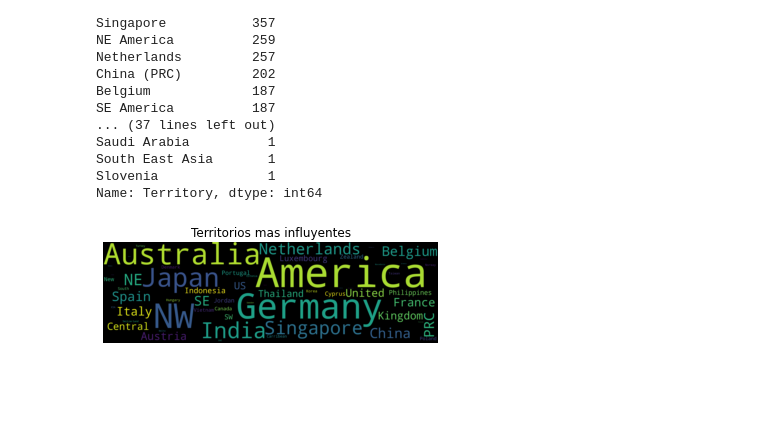
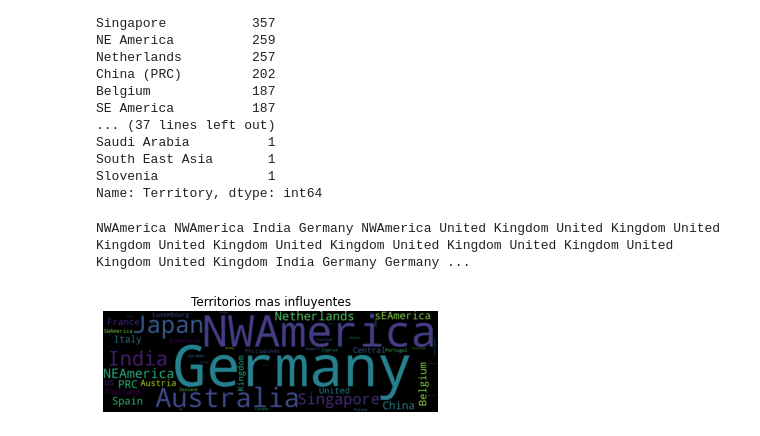
Before and after one commit to fede-alt/datos_2c2020_tp1, a Jupyter notebook: Pruebas/Pruebas_Art.ipynb, the cells around one changed output. Cells and saved outputs as stored; diff of their text form; code cells hidden in the pictures; blank space fills up the shorter version.

```diff
--- a/Pruebas/Pruebas_Art.ipynb
+++ b/Pruebas/Pruebas_Art.ipynb
@@ -242,20 +242,39 @@ South East Asia       1
 Slovenia              1
 Name: Territory, dtype: int64
 # %%
-closes_won = df.loc[(df['Stage'] == 'Closed Won')]
-closes_won = closes_won['Territory'].replace(to_replace='None', value=np.nan).dropna()
+closes_won = df.loc[(df['Stage'] == 'Closed Won'),'Territory']
+
+new = closes_won.replace(to_replace='None', value=np.nan).dropna()
+new.replace("NW America","NWAmerica",inplace=True)
+new.replace("NE America", "NEAmerica",inplace=True)
+new.replace("SW America", "SWAmerica",inplace=True)
+new.replace("SE America", "sEAmerica",inplace=True)
+#print(new)
+#closes_won = closes_won['Territory'].replace(to_replace='None', value=np.nan).dropna()
+
+#new = closes_won.replace("NW America", "NWAmerica")
+#display(new)
+#new2 = new.replace("NE America", "NEAmerica")
+#display(new2)
+#closes_won['Territory'].replace("NE America", "NEAmerica",inplace=True)
+#closes_won['Territory'].replace("SW America", "SWAmerica",inplace=True)
+#closes_won['Territory'].replace("SE America", "SEAmerica",inplace=True)
+#new = closes_won['Territory']
+#print(new)
 #closes_won.head(10)
 #closes_won = closes_won.apply(lambda x: x.lower())
 #closes_won = closes_won.value_counts()
 #closes_won = closes_won[closes_won >= 300]
 
-text = ' '.join(closes_won)
-#print(text)
+text = ' '.join(new)
+print(text)
+
 wordcloud2 = WordCloud(width=3000, height=900, margin=0,collocations=False).generate(text)
 plt.imshow(wordcloud2, interpolation='bilinear')
 plt.axis("off")
 plt.margins(x=0, y=0)
 plt.title('Territorios mas influyentes')
 plt.show()
 # %% [output]
+NWAmerica NWAmerica India Germany NWAmerica United Kingdom United Kingdom United Kingdom United Kingdom United Kingdom United Kingdom United Kingdom United Kingdom United Kingdom India Germany Germany ...
-[figure, old version]
+[figure, new version]
```
Also changed, not shown: 1 other file.
